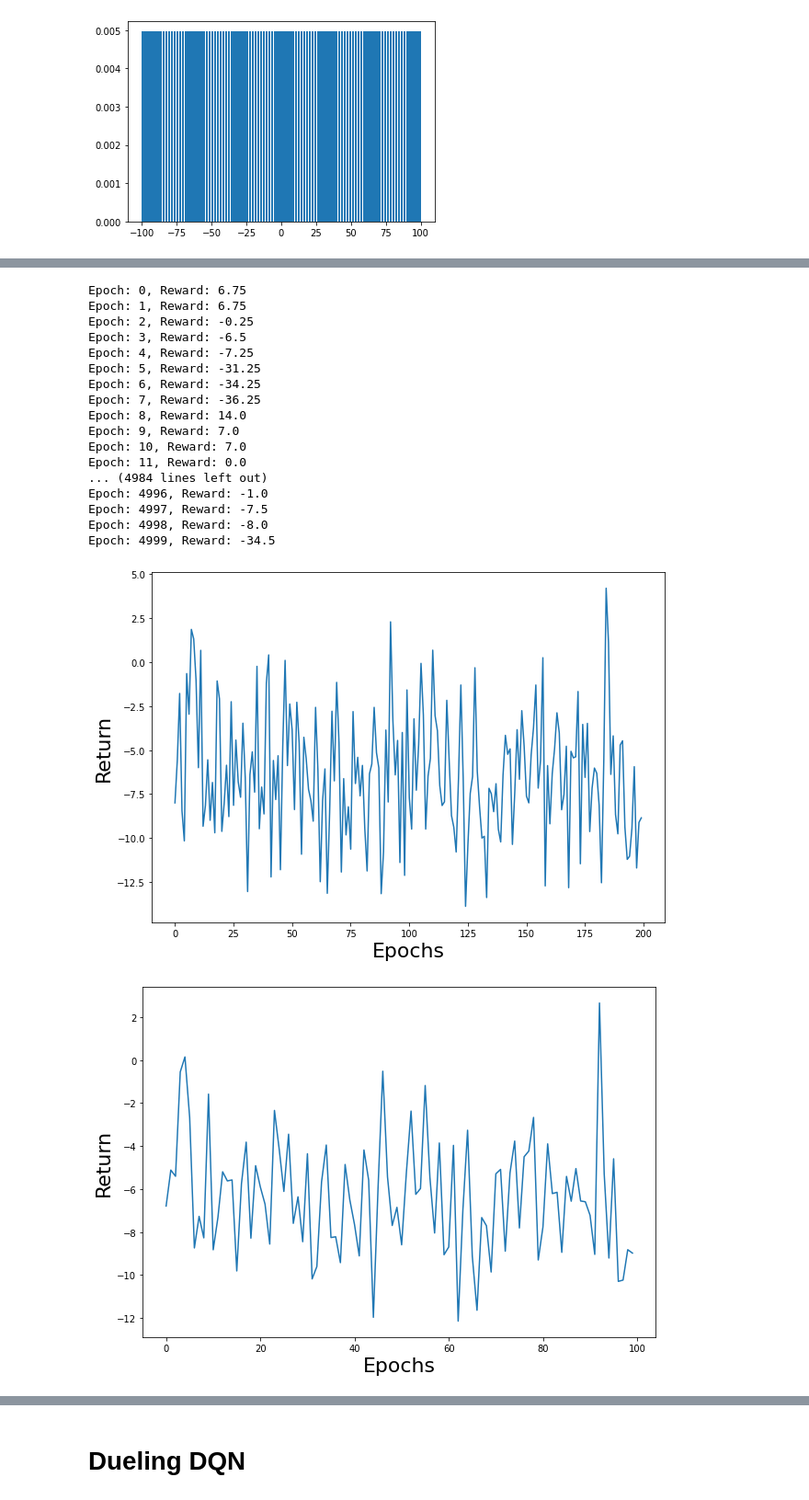
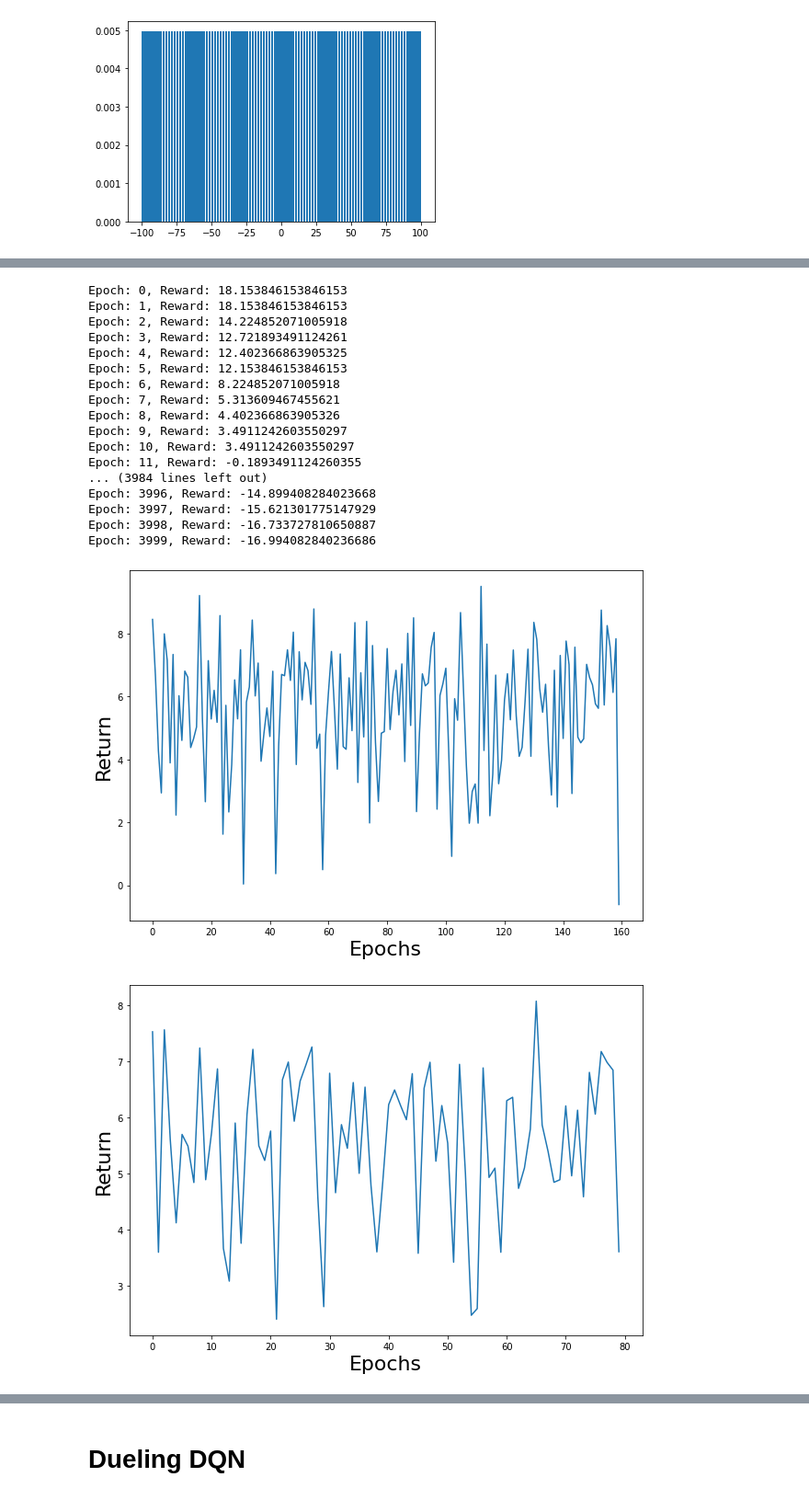
Before and after one commit to diogomgsimoes/DRL-Network-Path-Selection-For-Multimedia-Traffic-in-SDNs, a Jupyter notebook: DRL_routing.ipynb, the cells around one changed output, grey strips where cells are left out. Shown at 92% size. Drawn from its saved outputs; the diff is of its cells as text; code cells hidden in the pictures.

```diff
--- a/DRL_routing.ipynb
+++ b/DRL_routing.ipynb
@@ -244,16 +228,16 @@ class RoutingEnv(Env):
 # %% [markdown]
 **Test environment**
 # %%
-env = RoutingEnv()
-episodes = 10
+# env = RoutingEnv()
+# episodes = 10
 
-for episode in range(1, episodes + 1):
-    env.reset()
-    done = False
-    score = 0
+# for episode in range(1, episodes + 1):
+#     env.reset()
+#     done = False
+#     score = 0
 
-    while not done:
-        n_state, reward, done, info = env.step(random.randint(0, 4))
-        score += reward
+#     while not done:
+#         n_state, reward, done, info = env.step(random.randint(0, 4))
+#         score += reward
 
-    print('Episode: {}, Score: {}'.format(episode, score))
+#     print('Episode: {}, Score: {}'.format(episode, score))
@@ -767,7 +804,7 @@ def update_dist(r, support, probs, lim=(-100.,100.), gamma=0.8):
     return m
 # %%
 def dist_dqn(x, theta, aspace=5):
-    dim0, dim1, dim2, dim3 = 320, 250, 100, 201
+    dim0, dim1, dim2, dim3 = 845, 250, 100, 201
     t1 = dim0 * dim1
     t2 = dim2 * dim1
     theta1 = theta[0:t1].reshape(dim0, dim1)
@@ -836,8 +873,8 @@ env = RoutingEnv()
 aspace = 5
 
 vmin, vmax = -100, 100
-replay_size = 256
-batch_size = 64
+replay_size = 50000
+batch_size = 256
 nsup = 201
 dz = (vmax - vmin) / (nsup-1)
 support = torch.linspace(vmin,  vmax,nsup)
@@ -845,13 +882,13 @@ support = torch.linspace(vmin,  vmax,nsup)
 replay = deque(maxlen=replay_size)
 lr = 0.0001
 gamma = 0.1
-epochs = 5000
-eps = 0.20
+epochs = 4000
+eps = 0.50
 eps_min = 0.05
 priority_level = 5
-update_freq = 32
+update_freq = 64
 
-tot_params = 320*250 + 100*250 + aspace*100*201
+tot_params = 845*250 + 100*250 + aspace*100*201
 theta = torch.randn(tot_params)/100.
 theta.requires_grad = True
 theta_2 = theta.detach().clone()
@@ -865,7 +900,7 @@ state = preproc_state(env.reset())
 # %%
 from random import shuffle
 for i in range(epochs):
-    pred = dist_dqn(state.reshape(1, 320), theta, aspace=aspace)
+    pred = dist_dqn(state.reshape(1, 845), theta, aspace=aspace)
     if i < replay_size or np.random.rand(1) < eps:
         action = np.random.randint(aspace)
     else:
@@ -891,57 +926,57 @@ for i in range(epochs):
         action_batch = torch.Tensor([ex[1] for ex in exps])
         reward_batch = torch.Tensor([ex[2] for ex in exps])
         state2_batch = torch.stack([ex[3] for ex in exps], dim=1).squeeze()
-        pred_batch = dist_dqn(state_batch.detach().reshape(batch_size, 320), theta, aspace=aspace)
-        pred2_batch = dist_dqn(state2_batch.detach().reshape(batch_size, 320), theta_2, aspace=aspace)
+        pred_batch = dist_dqn(state_batch.detach().reshape(batch_size, 845), theta, aspace=aspace)
+        pred2_batch = dist_dqn(state2_batch.detach().reshape(batch_size, 845), theta_2, aspace=aspace)
         target_dist = get_target_dist(pred2_batch, action_batch, reward_batch, \
                                      support, lim=(vmin,vmax), gamma=gamma)
         loss = lossfn(pred_batch, target_dist.detach())
         losses.append(loss.item())
         loss.backward()
         with torch.no_grad():
             theta -= lr * theta.grad
         theta.requires_grad = True
 
     if i % update_freq == 0:
         theta_2 = theta.detach().clone()
 
     if i > 100 and eps > eps_min:
         dec = 1./np.log2(i)
         dec /= 1e3
         eps -= dec
 
     if done:
         state = preproc_state(env.reset())
         done = False
 
 sizes = [25, 50, 100, 200]
 for size in sizes:
     avg = []
     for idx in range(0, len(cum_rewards), size):
         avg += [sum(val for val in cum_rewards[idx:idx + size]) / size]
 
     plt.figure(figsize=(10,7))
     plt.plot(avg)
     plt.xlabel("Epochs",fontsize=22)
     plt.ylabel("Return",fontsize=22)
     plt.savefig('avg_return_{}.png'.format(size))
 # %% [output]
-Epoch: 0, Reward: 6.75
-Epoch: 1, Reward: 6.75
-Epoch: 2, Reward: -0.25
-Epoch: 3, Reward: -6.5
-Epoch: 4, Reward: -7.25
-Epoch: 5, Reward: -31.25
-Epoch: 6, Reward: -34.25
-Epoch: 7, Reward: -36.25
-Epoch: 8, Reward: 14.0
-Epoch: 9, Reward: 7.0
-Epoch: 10, Reward: 7.0
-Epoch: 11, Reward: 0.0
-... (4984 lines left out)
-Epoch: 4996, Reward: -1.0
-Epoch: 4997, Reward: -7.5
-Epoch: 4998, Reward: -8.0
-Epoch: 4999, Reward: -34.5
+Epoch: 0, Reward: 18.153846153846153
+Epoch: 1, Reward: 18.153846153846153
+Epoch: 2, Reward: 14.224852071005918
+Epoch: 3, Reward: 12.721893491124261
+Epoch: 4, Reward: 12.402366863905325
+Epoch: 5, Reward: 12.153846153846153
+Epoch: 6, Reward: 8.224852071005918
+Epoch: 7, Reward: 5.313609467455621
+Epoch: 8, Reward: 4.402366863905326
+Epoch: 9, Reward: 3.4911242603550297
+Epoch: 10, Reward: 3.4911242603550297
+Epoch: 11, Reward: -0.1893491124260355
+... (3984 lines left out)
+Epoch: 3996, Reward: -14.899408284023668
+Epoch: 3997, Reward: -15.621301775147929
+Epoch: 3998, Reward: -16.733727810650887
+Epoch: 3999, Reward: -16.994082840236686
-[figure, old version]
+[figure, new version]
-[figure, old version]
+[figure, new version]
```
Also changed, not shown: parts of 19 cells of this notebook.
